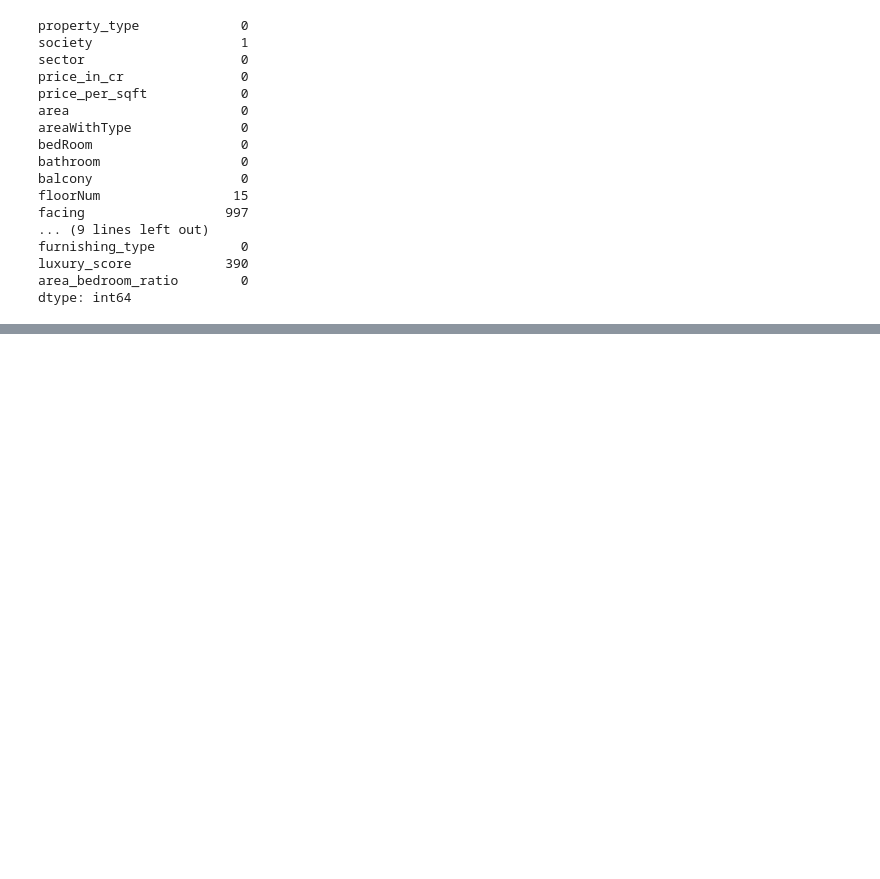
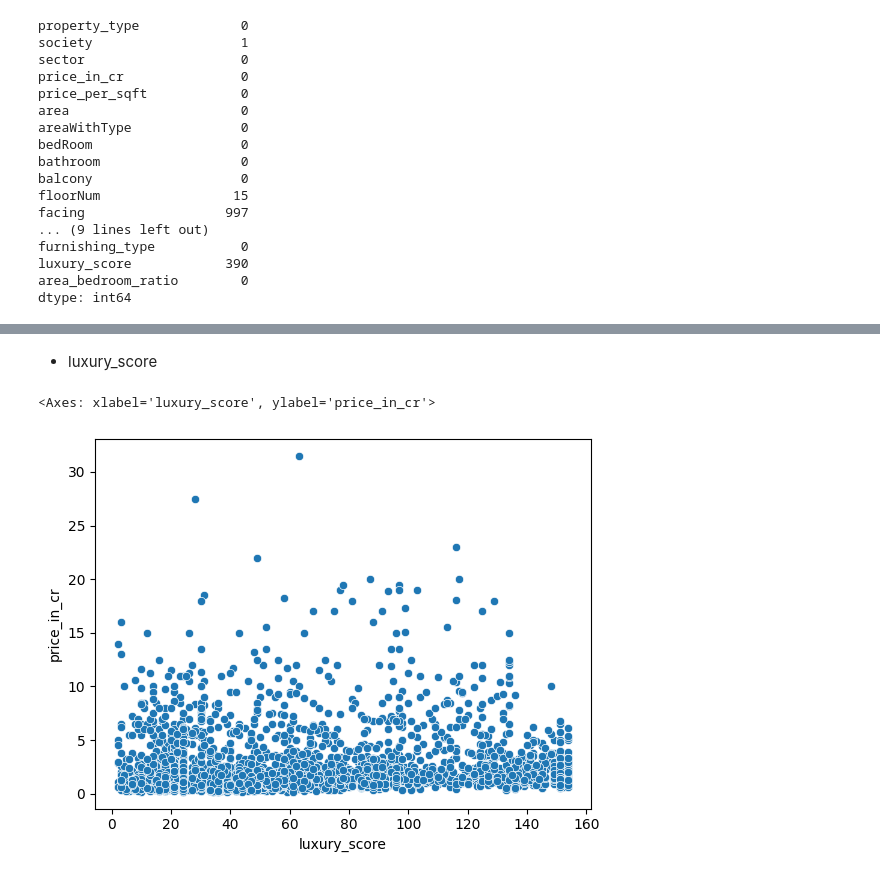
Before and after one commit to akshaypratap008/Real-Estate-Project, a Jupyter notebook: notebooks/data_preprocessing/7_missing_value_imputation.ipynb, the cells around one changed output, grey strips where cells are left out. Cells and saved outputs as stored; diff of their text form; code cells hidden in the pictures; blank space fills up the shorter version.

```diff
--- a/notebooks/data_preprocessing/7_missing_value_imputation.ipynb
+++ b/notebooks/data_preprocessing/7_missing_value_imputation.ipynb
@@ -242,0 +399,2 @@ dtype: int64
+# %%
+df.drop(columns = 'facing', inplace = True)
@@ -242,0 +423,9 @@ dtype: int64
+# %% [markdown]
+- luxury_score
+# %%
+temp_df= df[~df['luxury_score'].isnull()]
+# %%
+sns.scatterplot(x = temp_df['luxury_score'], y = temp_df['price_in_cr'])
+# %% [output]
+<Axes: xlabel='luxury_score', ylabel='price_in_cr'>
+[figure, added]
```
Also changed, not shown: parts of 49 cells of this notebook.
